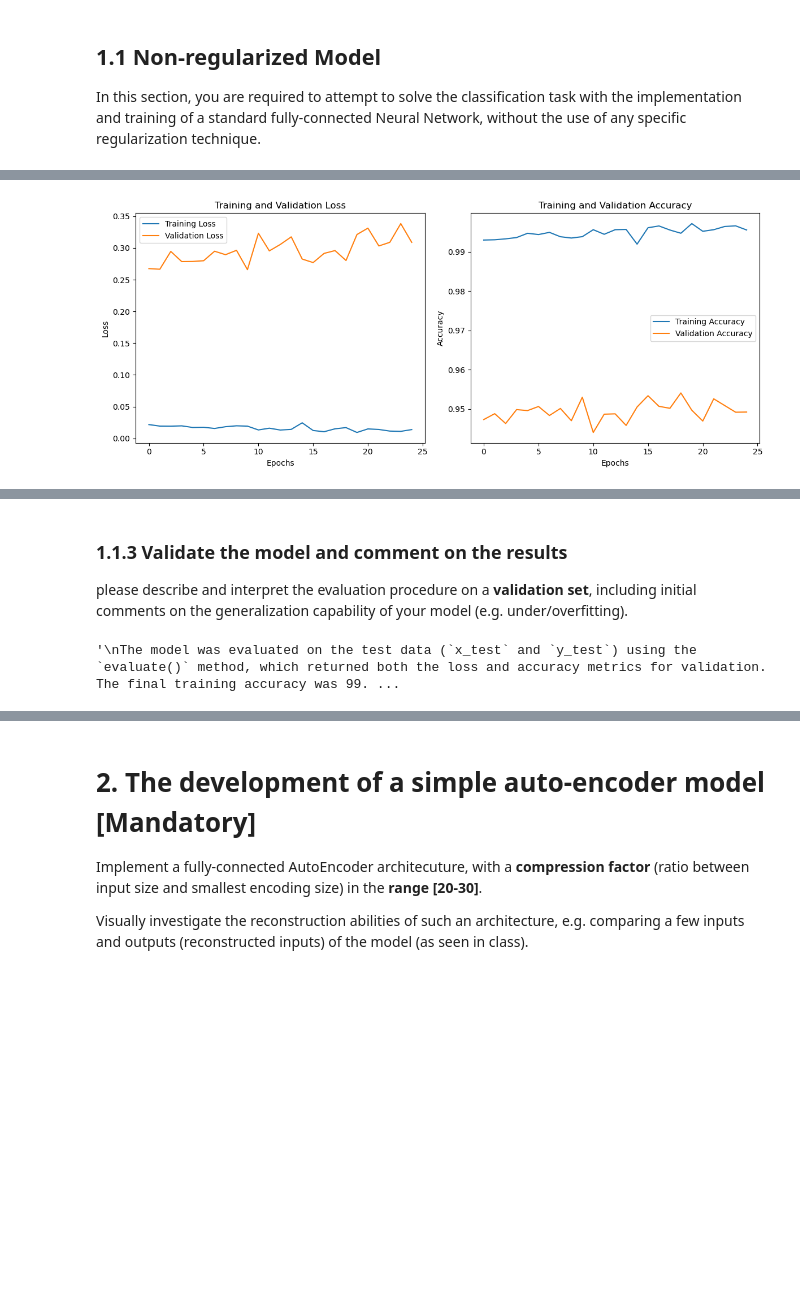
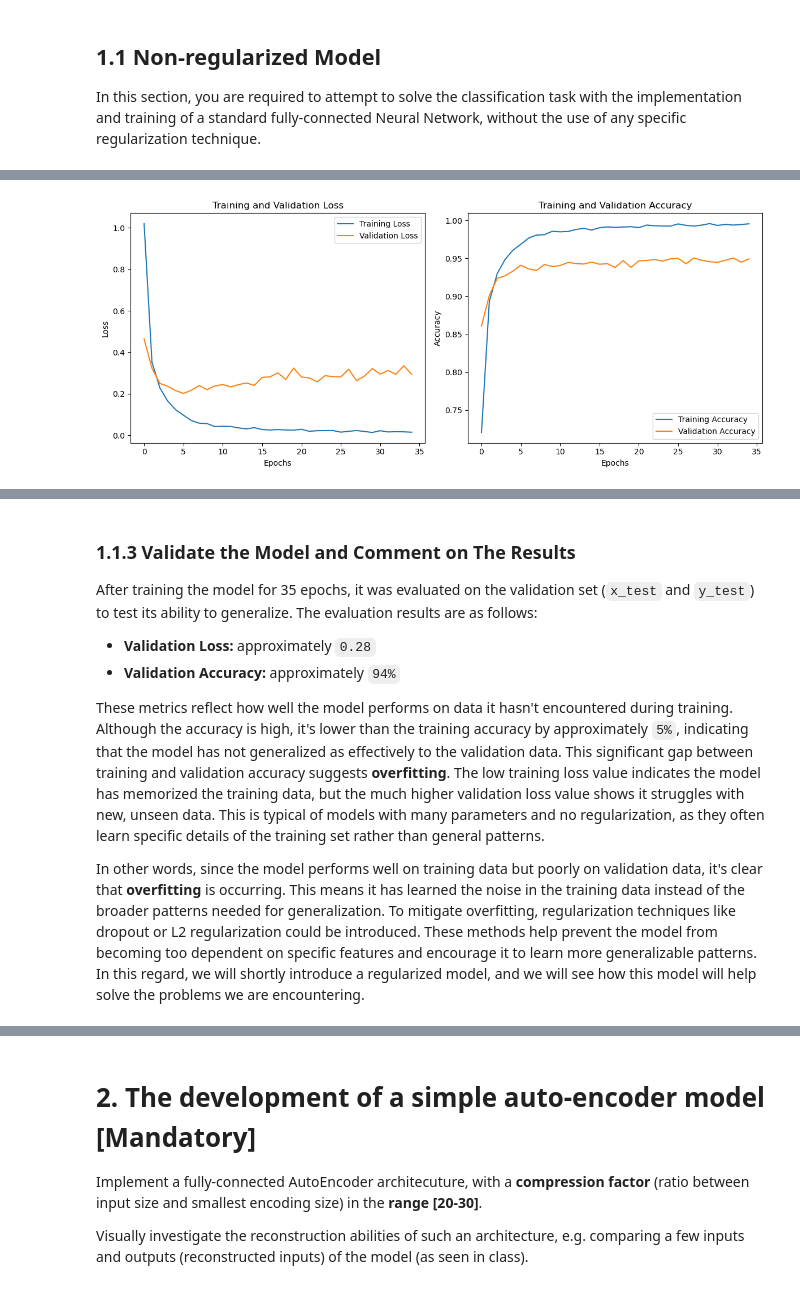
Before and after one commit to andreamoleri/AML-Assignments, a Jupyter notebook: Assignment 2/Assignment 2.ipynb, the cells around one changed output, grey strips where cells are left out. Drawn from its saved outputs; the diff is of its cells as text; code cells hidden in the pictures; blank space fills up the shorter version.

```diff
--- a/Assignment 2/Assignment 2.ipynb
+++ b/Assignment 2/Assignment 2.ipynb
@@ -354,7 +369,7 @@ class ProgressBar(Callback):
 
 # Set training parameters (batch size, number of epochs)
 batch_size = 256
-epochs = 25  # Increase the number of epochs if necessary
+epochs = 35  # Increase the number of epochs if necessary
 
 # Train the model without regularization
 history = model.fit(
@@ -402,3 +417,3 @@ Epoch 25/25 - accuracy: 0.9959 - loss: 0.0131 - val_accuracy: 0.9498 - val_loss:
-[figure, old version]
+[figure, new version]
 Training completed! Below, we summarize the results of the training process:
 Final training accuracy: 0.9955
@@ -408,23 +423,14 @@ Final validation loss: 0.3089
-# %% [markdown]
-### 1.1.3 Validate the model and comment on the results
-
-please describe and interpret the evaluation procedure on a **validation set**, including initial comments on the generalization capability of your model (e.g. under/overfitting).
-# %%
-"""
-The model was evaluated on the test data (`x_test` and `y_test`) using the `evaluate()` method, which returned both the loss and accuracy metrics for validation. The final training accuracy was 99.33%, while the validation accuracy was 94.68%. The training loss was 0.0197, and the validation loss was 0.2726.
-
-These results reveal key insights: the high accuracy and low loss on the training set indicate that the model is learning effectively from the training data. However, the lower accuracy and higher loss on the validation set suggest a slight overfitting. While the validation accuracy remains strong at 94.68%, it is noticeably lower than the training accuracy, and the validation loss is substantially higher than the training loss.
-
-The discrepancy between training and validation performance points to potential overfitting, where the model may be too tailored to the training data and struggles to generalize to unseen data. However, there is no indication of underfitting, as the validation accuracy is still relatively high, and the loss is not excessive.
-
-To address the overfitting, regularization techniques such as Dropout or L2 Regularization could be employed, and increasing regularization or adding a dropout layer might help improve generalization. Additionally, data augmentation could be explored to enhance the variety of the training data, further reducing the risk of overfitting.
-
-In conclusion, while the model performs exceptionally well on the training data, its slight overfitting could be mitigated through regularization or data augmentation, ensuring better generalization to new, unseen data.
-
-TODO: AGGIUNGERE CELLA DI CODICE!!!!!
-"""
-# %% [output]
-'\nThe model was evaluated on the test data (`x_test` and `y_test`) using the `evaluate()` method, which returned both the loss and accuracy metrics for validation. The final training accuracy was 99. ...
+# %% [markdown]
+### 1.1.3 Validate the Model and Comment on The Results
+
+After training the model for 35 epochs, it was evaluated on the validation set (`x_test` and `y_test`) to test its ability to generalize. The evaluation results are as follows:
+
+- **Validation Loss:** approximately `0.28`
+- **Validation Accuracy:** approximately `94%`
+
+These metrics reflect how well the model performs on data it hasn't encountered during training. Although the accuracy is high, it's lower than the training accuracy by approximately `5%`, indicating that the model has not generalized as effectively to the validation data. This significant gap between training and validation accuracy suggests **overfitting**. The low training loss value indicates the model has memorized the training data, but the much higher validation loss value shows it struggles with new, unseen data. This is typical of models with many parameters and no regularization, as they often learn specific details of the training set rather than general patterns.
+
+In other words, since the model performs well on training data but poorly on validation data, it's clear that **overfitting** is occurring. This means it has learned the noise in the training data instead of the broader patterns needed for generalization. To mitigate overfitting, regularization techniques like dropout or L2 regularization could be introduced. These methods help prevent the model from becoming too dependent on specific features and encourage it to learn more generalizable patterns. In this regard, we will shortly introduce a regularized model, and we will see how this model will help solve the problems we are encountering.
 # %%
 # Evaluate the model on the validation data
 val_loss, val_accuracy = model.evaluate(x_test, y_test, verbose=0)
```
Also changed, not shown: parts of 26 cells of this notebook, 1 other file.
